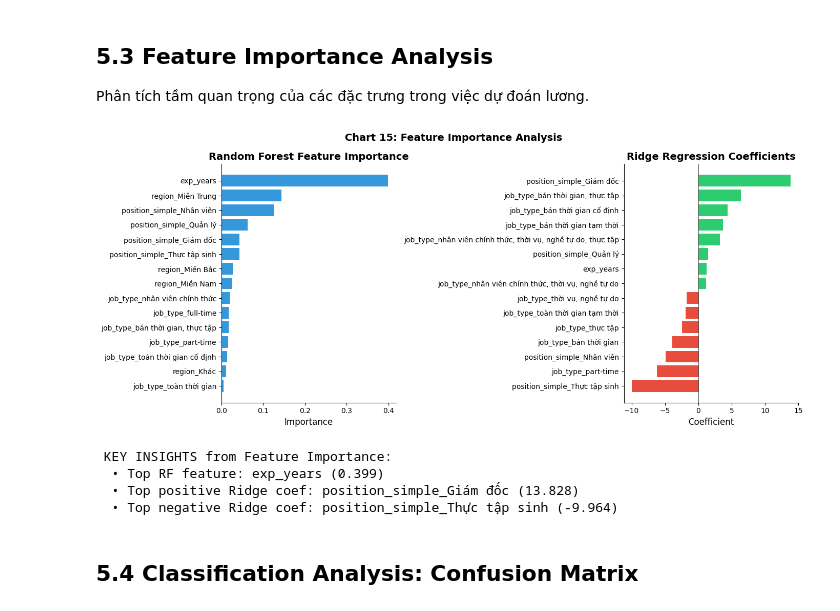
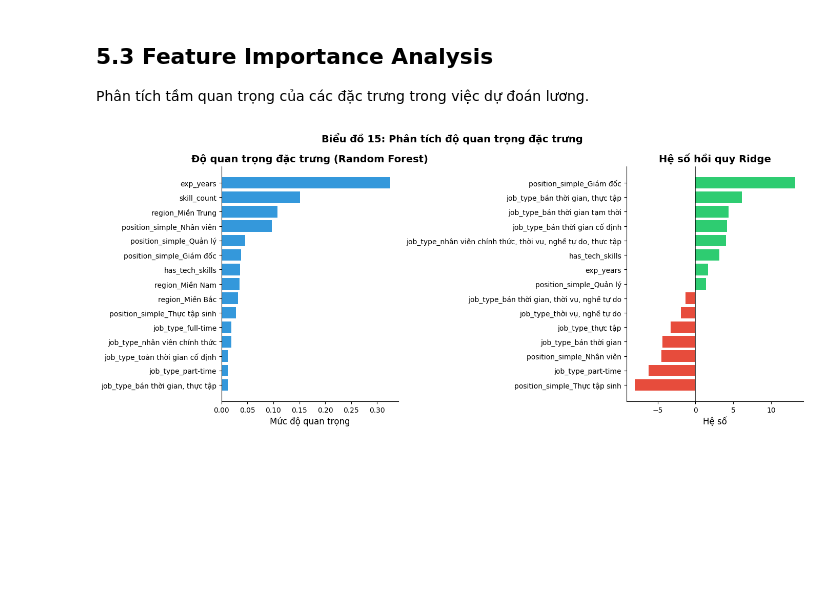
Before and after one commit to duckonthemic/IE313-FinalProject, a Jupyter notebook: vietnam_job_analysis_cleaned_professional.ipynb, the cells around one changed output. Saved outputs shown, nothing was run; the diff lists cells and outputs as text; code cells hidden in the pictures; blank space fills up the shorter version.

```diff
--- a/vietnam_job_analysis_cleaned_professional.ipynb
+++ b/vietnam_job_analysis_cleaned_professional.ipynb
@@ -959,0 +1200,19 @@ Features: categorical=['region', 'position_simple', 'job_type'], numeric=['exp_y
+# %%
+# Biểu đồ 4: Mức lương theo cấp bậc vị trí
+fig, ax = plt.subplots(figsize=(12, 6))
+
+pos_salary = df.groupby('position_simple')['salary_median'].agg(['median', 'mean', 'count'])
+pos_salary = pos_salary.sort_values('median', ascending=True)
+
+colors = plt.cm.RdYlGn(np.linspace(0.2, 0.8, len(pos_salary)))
+bars = ax.barh(pos_salary.index, pos_salary['median'], color=colors)
+
+ax.set_xlabel('Mức lương trung vị (Triệu VND)', fontsize=12)
+ax.set_title('Biểu đồ 4: Mức lương theo cấp bậc vị trí', fontsize=14, fontweight='bold')
+for i, (idx, row) in enumerate(pos_salary.iterrows()):
+    ax.text(row['median'] + 0.3, i, f"{row['median']:.1f}M (n={int(row['count']):,})",
+            va='center', fontsize=10)
+ax.spines['top'].set_visible(False)
+ax.spines['right'].set_visible(False)
+plt.tight_layout()
+plt.show()
@@ -1324,56 +2345,46 @@ Phân tích tầm quan trọng của các đặc trưng trong việc dự đoán
 # Feature Importance from Random Forest
 fig, axes = plt.subplots(1, 2, figsize=(14, 6))
 
-# Get feature names after one-hot encoding
-feature_names = (rf_pipe.named_steps['prep']
-                 .named_transformers_['cat']
-                 .get_feature_names_out(cat_features).tolist() + num_features)
+# Get feature names after preprocessing (includes cat, num, bool features)
+cat_feature_names = (rf_pipe.named_steps['prep']
+                     .named_transformers_['cat']
+                     .get_feature_names_out(cat_features).tolist())
+feature_names = cat_feature_names + num_features + bool_features
 
 # Random Forest Feature Importance
 rf_importance = rf_pipe.named_steps['model'].feature_importances_
 importance_df = pd.DataFrame({
     'Feature': feature_names,
     'Importance': rf_importance
 }).sort_values('Importance', ascending=True).tail(15)
 
 axes[0].barh(importance_df['Feature'], importance_df['Importance'], color='#3498db')
-axes[0].set_xlabel('Importance')
-axes[0].set_title('Random Forest Feature Importance', fontweight='bold')
+axes[0].set_xlabel('Mức độ quan trọng')
+axes[0].set_title('Độ quan trọng đặc trưng (Random Forest)', fontweight='bold')
 axes[0].spines['top'].set_visible(False)
 axes[0].spines['right'].set_visible(False)
 
-# Ridge Coefficients
+# Hệ số Ridge
 ridge_coef = best_ridge.named_steps['model'].coef_
 coef_df = pd.DataFrame({
     'Feature': feature_names,
     'Coefficient': ridge_coef
 }).sort_values('Coefficient', ascending=True)
 
-# Top and bottom 10
+# Top và bottom 10
 coef_display = pd.concat([coef_df.head(7), coef_df.tail(8)])
 colors_coef = ['#e74c3c' if x < 0 else '#2ecc71' for x in coef_display['Coefficient']]
 
 axes[1].barh(coef_display['Feature'], coef_display['Coefficient'], color=colors_coef)
-axes[1].set_xlabel('Coefficient')
-axes[1].set_title('Ridge Regression Coefficients', fontweight='bold')
+axes[1].set_xlabel('Hệ số')
+axes[1].set_title('Hệ số hồi quy Ridge', fontweight='bold')
 axes[1].axvline(x=0, color='black', linestyle='-', linewidth=0.5)
 axes[1].spines['top'].set_visible(False)
 axes[1].spines['right'].set_visible(False)
 
-plt.suptitle(' Chart 15: Feature Importance Analysis', fontsize=14, fontweight='bold')
+plt.suptitle('Biểu đồ 15: Phân tích độ quan trọng đặc trưng', fontsize=14, fontweight='bold')
 plt.tight_layout()
 plt.show()
-
-print(" KEY INSIGHTS from Feature Importance:")
-print(f"  • Top RF feature: {importance_df.iloc[-1]['Feature']} ({importance_df.iloc[-1]['Importance']:.3f})")
-print(f"  • Top positive Ridge coef: {coef_df.iloc[-1]['Feature']} ({coef_df.iloc[-1]['Coefficient']:.3f})")
-print(f"  • Top negative Ridge coef: {coef_df.iloc[0]['Feature']} ({coef_df.iloc[0]['Coefficient']:.3f})")
 # %% [output]
-[figure, old version]
+[figure, new version]
- KEY INSIGHTS from Feature Importance:
-  • Top RF feature: exp_years (0.399)
-  • Top positive Ridge coef: position_simple_Giám đốc (13.828)
-  • Top negative Ridge coef: position_simple_Thực tập sinh (-9.964)
-# %% [markdown]
-## 5.4 Classification Analysis: Confusion Matrix
 # %%
```
Also changed, not shown: parts of 73 cells of this notebook, 17 other files.
